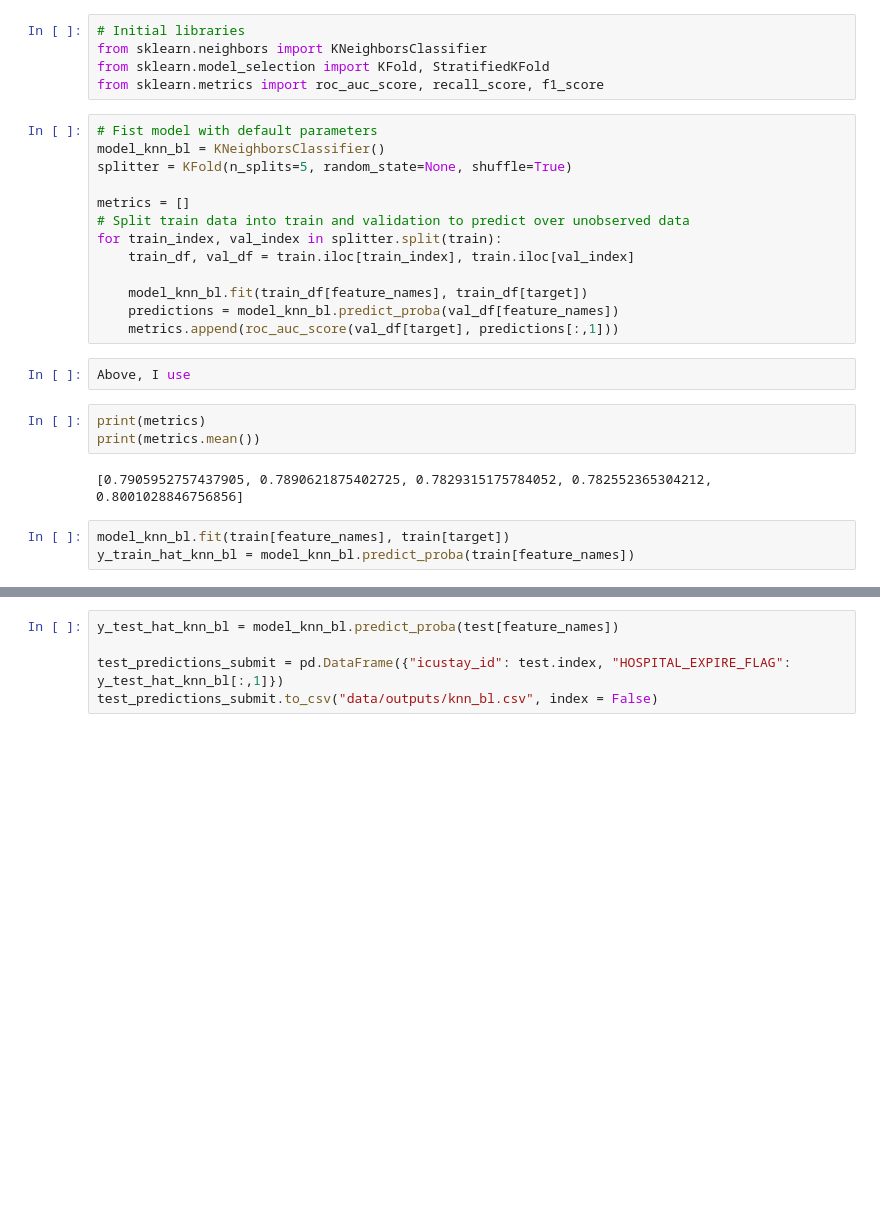
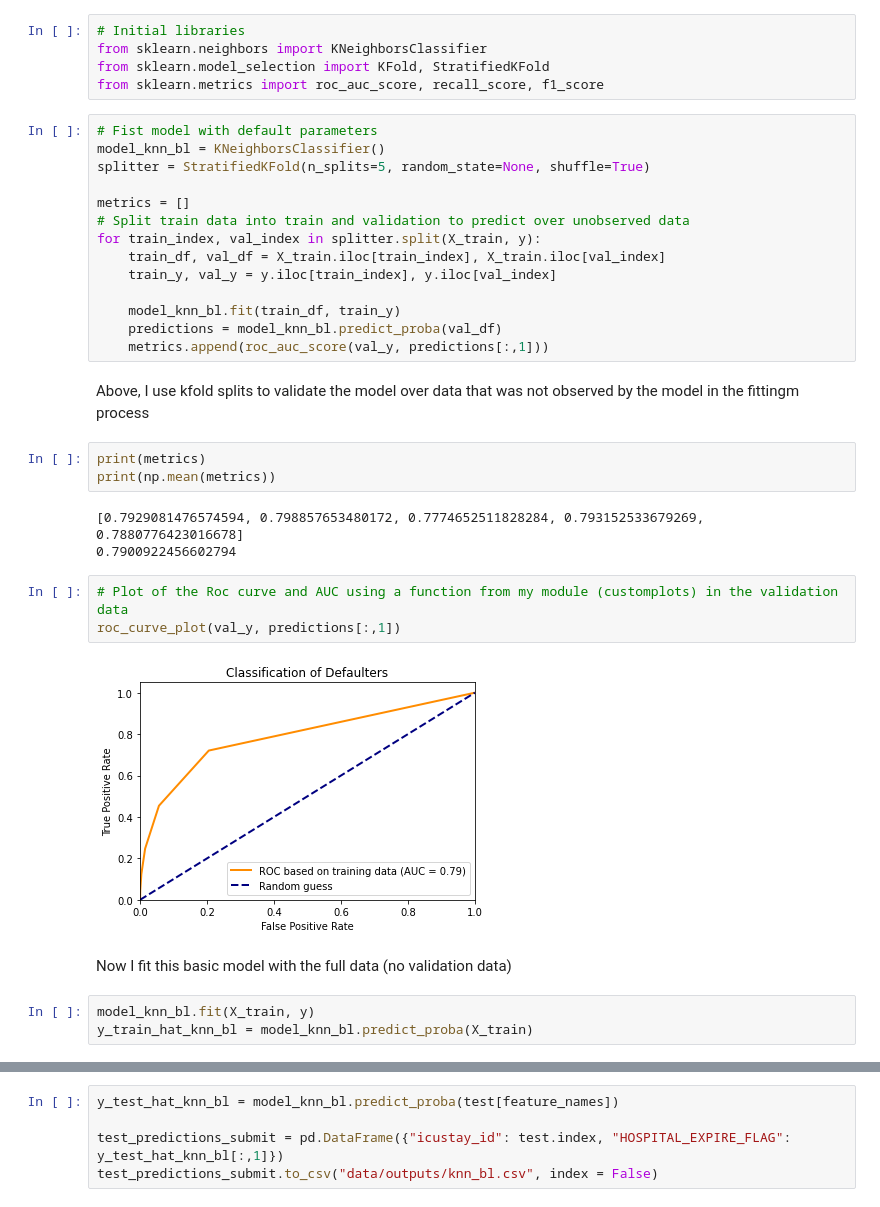
Before and after one commit to andresvBSE/BSE-CML2-P12, a Jupyter notebook: Predictions with KNN and SVM.ipynb, the cells around one changed output, grey strips where cells are left out. Drawn from its saved outputs; the diff is of its cells as text; blank space fills up the shorter version.

```diff
--- a/Predictions with KNN and SVM.ipynb
+++ b/Predictions with KNN and SVM.ipynb
@@ -77,24 +94,33 @@ from sklearn.metrics import roc_auc_score, recall_score, f1_score
 # %%
 # Fist model with default parameters
 model_knn_bl = KNeighborsClassifier()
-splitter = KFold(n_splits=5, random_state=None, shuffle=True)
+splitter = StratifiedKFold(n_splits=5, random_state=None, shuffle=True)
 
 metrics = []
 # Split train data into train and validation to predict over unobserved data
-for train_index, val_index in splitter.split(train):
-    train_df, val_df = train.iloc[train_index], train.iloc[val_index]
+for train_index, val_index in splitter.split(X_train, y):
+    train_df, val_df = X_train.iloc[train_index], X_train.iloc[val_index]
+    train_y, val_y = y.iloc[train_index], y.iloc[val_index]
 
-    model_knn_bl.fit(train_df[feature_names], train_df[target])
-    predictions = model_knn_bl.predict_proba(val_df[feature_names])
-    metrics.append(roc_auc_score(val_df[target], predictions[:,1]))
+    model_knn_bl.fit(train_df, train_y)
+    predictions = model_knn_bl.predict_proba(val_df)
+    metrics.append(roc_auc_score(val_y, predictions[:,1]))
-# %%
-Above, I use
+# %% [markdown]
+Above, I use kfold splits to validate the model over data that was not observed by the model in the fittingm process
 # %%
 print(metrics)
-print(metrics.mean())
+print(np.mean(metrics))
 # %% [output]
-[0.7905952757437905, 0.7890621875402725, 0.7829315175784052, 0.782552365304212, 0.8001028846756856]
+[0.7929081476574594, 0.798857653480172, 0.7774652511828284, 0.793152533679269, 0.7880776423016678]
+0.7900922456602794
+# %%
+# Plot of the Roc curve and AUC using a function from my module (customplots) in the validation data
+roc_curve_plot(val_y, predictions[:,1])
+# %% [output]
+[figure, added]
+# %% [markdown]
+Now I fit this basic model with the full data (no validation data)
 # %%
-model_knn_bl.fit(train[feature_names], train[target])
-y_train_hat_knn_bl = model_knn_bl.predict_proba(train[feature_names])
+model_knn_bl.fit(X_train, y)
+y_train_hat_knn_bl = model_knn_bl.predict_proba(X_train)
 # %%
```
Also changed, not shown: parts of 58 cells of this notebook.
